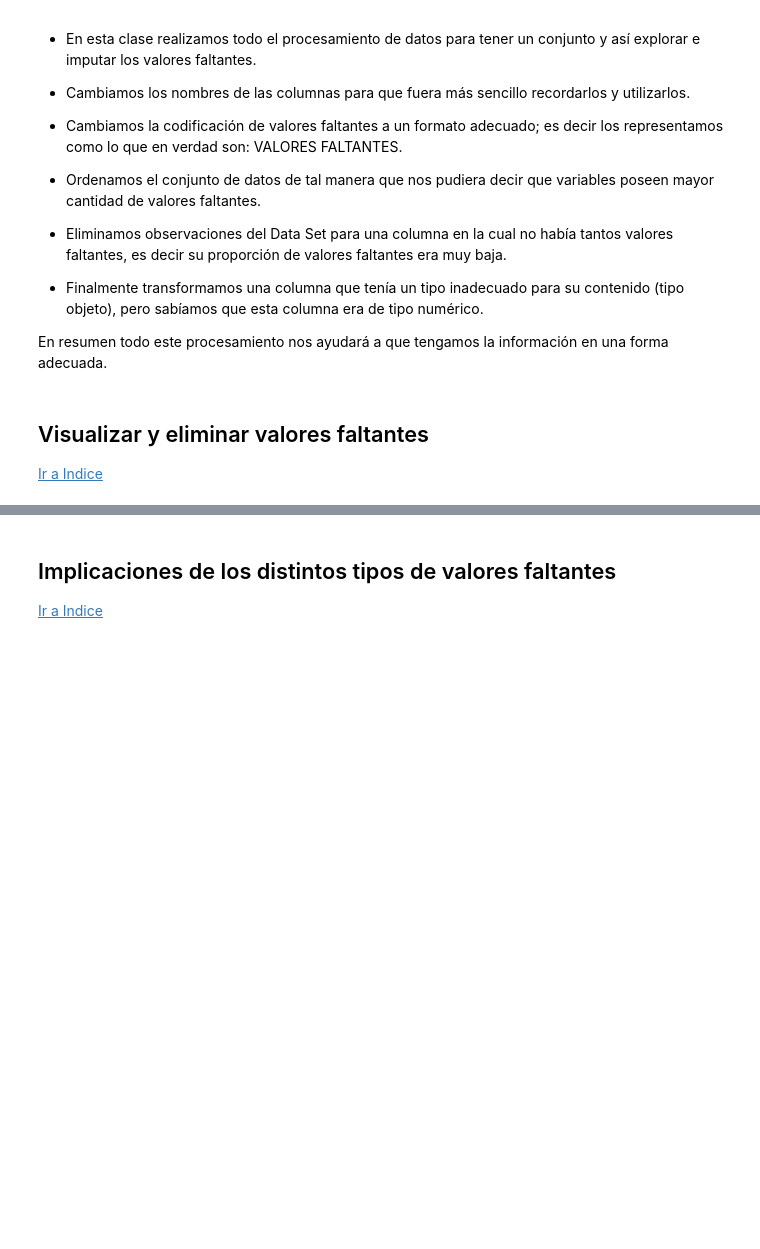
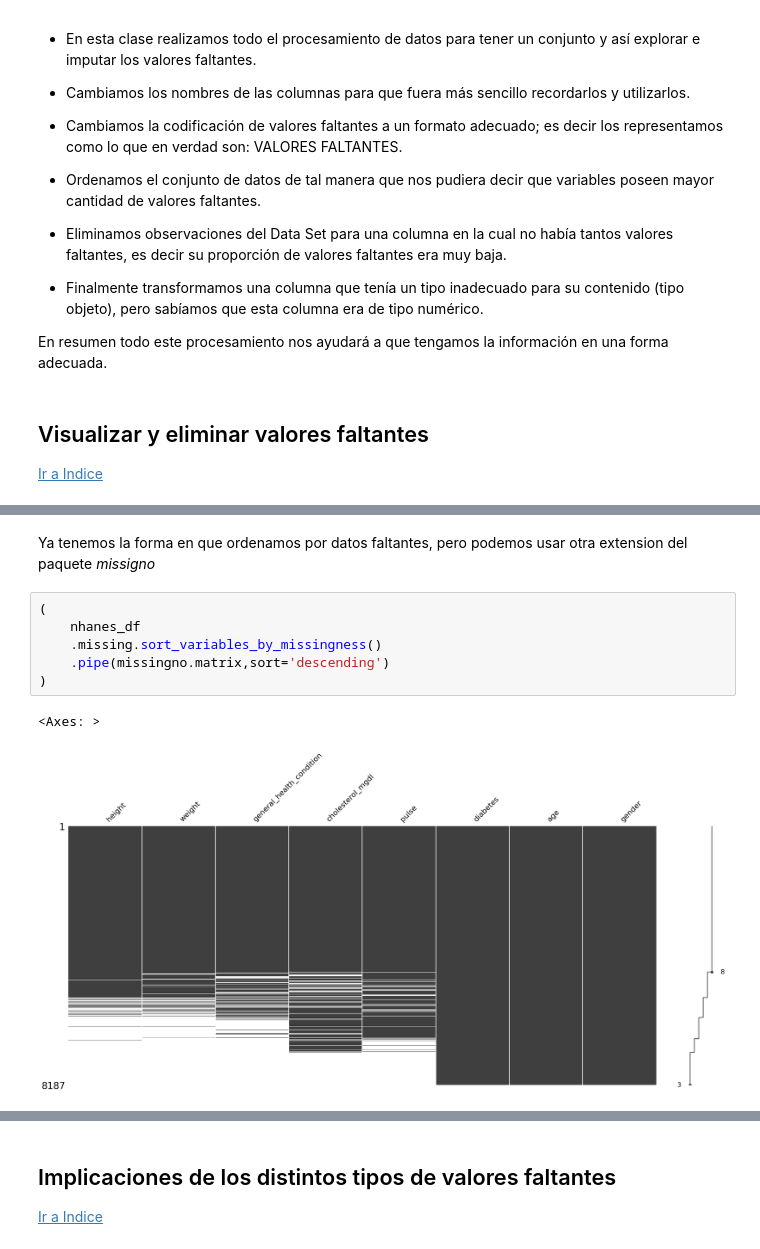
Before and after one commit to DensLopez/imputaci-n, a Jupyter notebook: codes/imputacion.ipynb, the cells around one changed output, grey strips where cells are left out. Saved outputs shown, nothing was run; the diff lists cells and outputs as text; blank space fills up the shorter version.

```diff
--- a/codes/imputacion.ipynb
+++ b/codes/imputacion.ipynb
@@ -774,0 +797,11 @@ En resumen todo este procesamiento nos ayudará a que tengamos la información e
+# %% [markdown]
+Ya tenemos la forma en que ordenamos por datos faltantes, pero podemos usar otra extension del paquete *missigno*
+# %%
+(
+    nhanes_df
+    .missing.sort_variables_by_missingness()
+    .pipe(missingno.matrix,sort='descending')
+)
+# %% [output]
+<Axes: >
+[figure, added]
```
Also changed, not shown: parts of 15 cells of this notebook.
